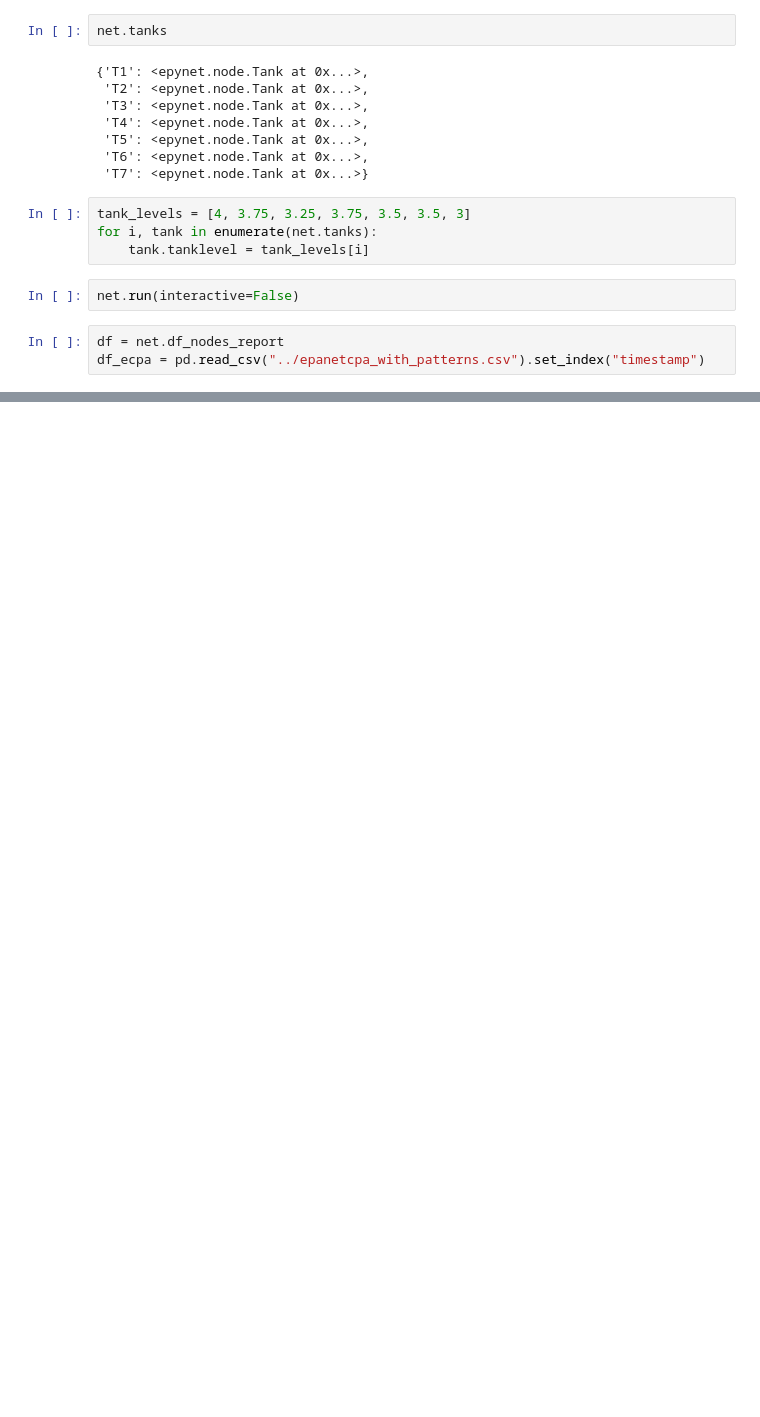
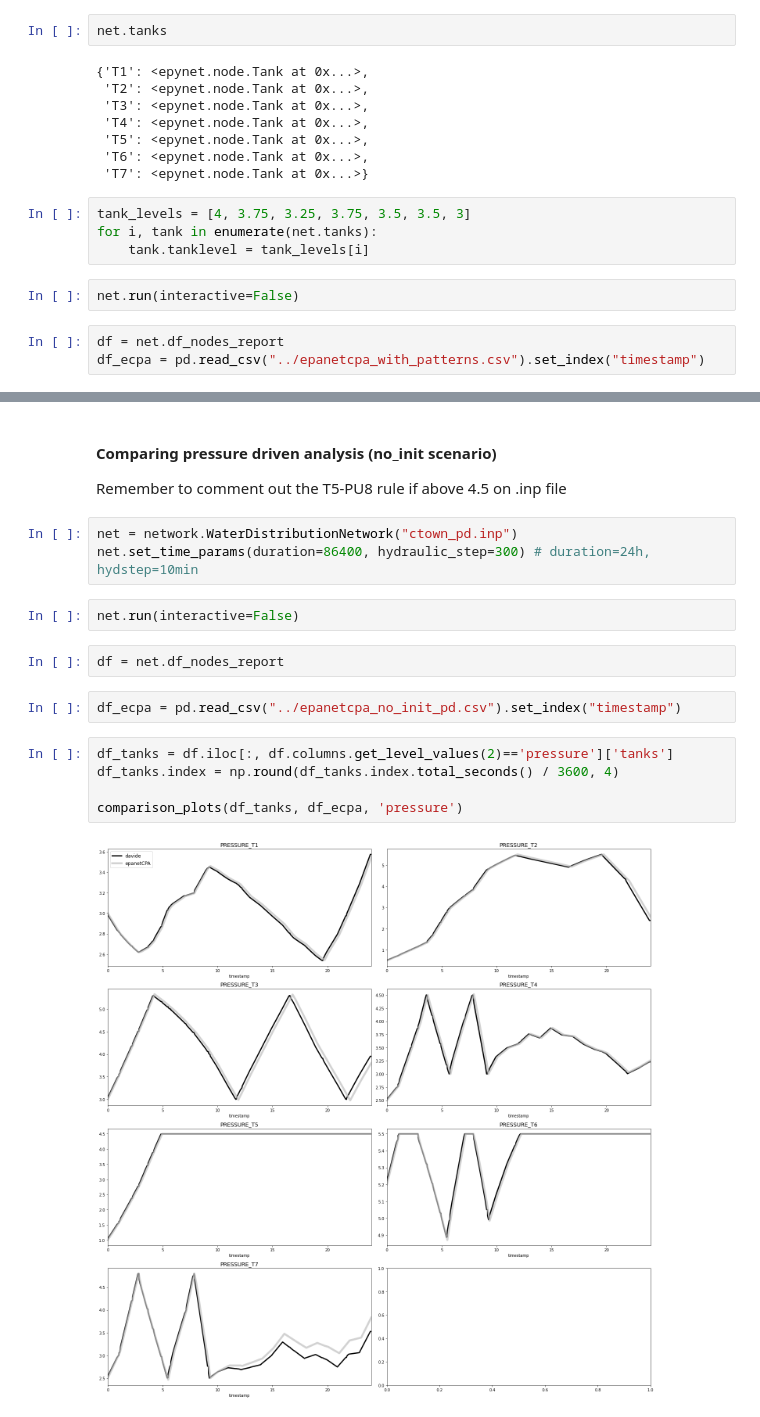
Before and after one commit to Daveonwave/msc_thesis, a Jupyter notebook: notebooks/simul_comparison.ipynb, the cells around one changed output, grey strips where cells are left out. Saved outputs shown, nothing was run; the diff lists cells and outputs as text; blank space fills up the shorter version.

```diff
--- a/notebooks/simul_comparison.ipynb
+++ b/notebooks/simul_comparison.ipynb
@@ -207,0 +205,19 @@ comparison_plots(df_pumps, df_ecpa, 'status')
+# %% [markdown]
+#### Comparing pressure driven analysis (no_init scenario)
+Remember to comment out the T5-PU8 rule if above 4.5 on .inp file
+# %%
+net = network.WaterDistributionNetwork("ctown_pd.inp")
+net.set_time_params(duration=86400, hydraulic_step=300) # duration=24h, hydstep=10min
+# %%
+net.run(interactive=False)
+# %%
+df = net.df_nodes_report
+# %%
+df_ecpa = pd.read_csv("../epanetcpa_no_init_pd.csv").set_index("timestamp")
+# %%
+df_tanks = df.iloc[:, df.columns.get_level_values(2)=='pressure']['tanks']
+df_tanks.index = np.round(df_tanks.index.total_seconds() / 3600, 4)
+
+comparison_plots(df_tanks, df_ecpa, 'pressure')
+# %% [output]
+[figure, added]
```
Also changed, not shown: parts of 14 cells of this notebook, 10 other files.
